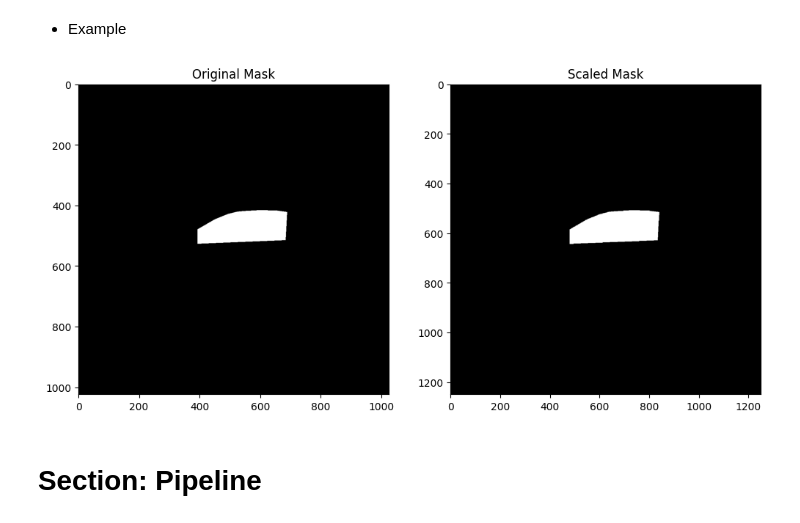
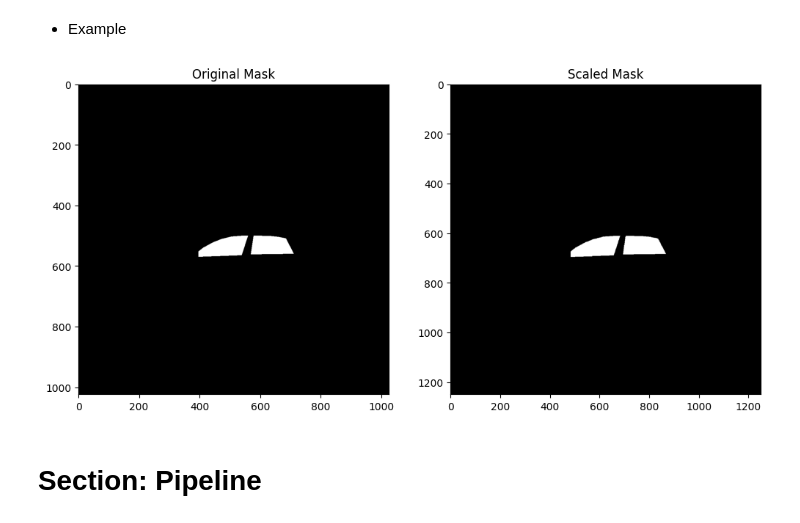
Before and after one commit to Tiazzo/Safety-System-Design, a Jupyter notebook: notebooks/resize.ipynb, the cells around one changed output. Saved outputs shown, nothing was run; the diff lists cells and outputs as text; code cells hidden in the pictures.

```diff
--- a/notebooks/resize.ipynb
+++ b/notebooks/resize.ipynb
@@ -252,30 +249,30 @@ def scale_mask(mask, scaling_factor):
 # %% [markdown]
 - Example
 # %%
-original_mask = cv2.imread("../data/with_labels/augmented/masks/A_Ast_01_aug_0.png", cv2.IMREAD_GRAYSCALE)
+original_mask = cv2.imread("../data/with_labels/augmented/masks/D_Aud_24_aug_0.png", cv2.IMREAD_GRAYSCALE)
 recently_scaled_mask = scale_mask(original_mask, 1.22)
 
 
 
 # Set up the figure and subplots
 plt.figure(figsize=(12, 6))
 
 # Display the original mask
 plt.subplot(1, 2, 1)
 plt.imshow(original_mask, cmap="gray")
 plt.title("Original Mask")
 plt.axis("on")
 
 # Display the scaled mask
 plt.subplot(1, 2, 2)
 plt.imshow(recently_scaled_mask, cmap="gray")
 plt.title("Scaled Mask")
 plt.axis("on")
 
 # Show the plot with both masks
 plt.show()
 # %% [output]
-[figure, old version]
+[figure, new version]
 # %% [markdown]
 # **Section: Pipeline**
 # %% [markdown]
```
Also changed, not shown: parts of 2 cells of this notebook, 3 other files.
